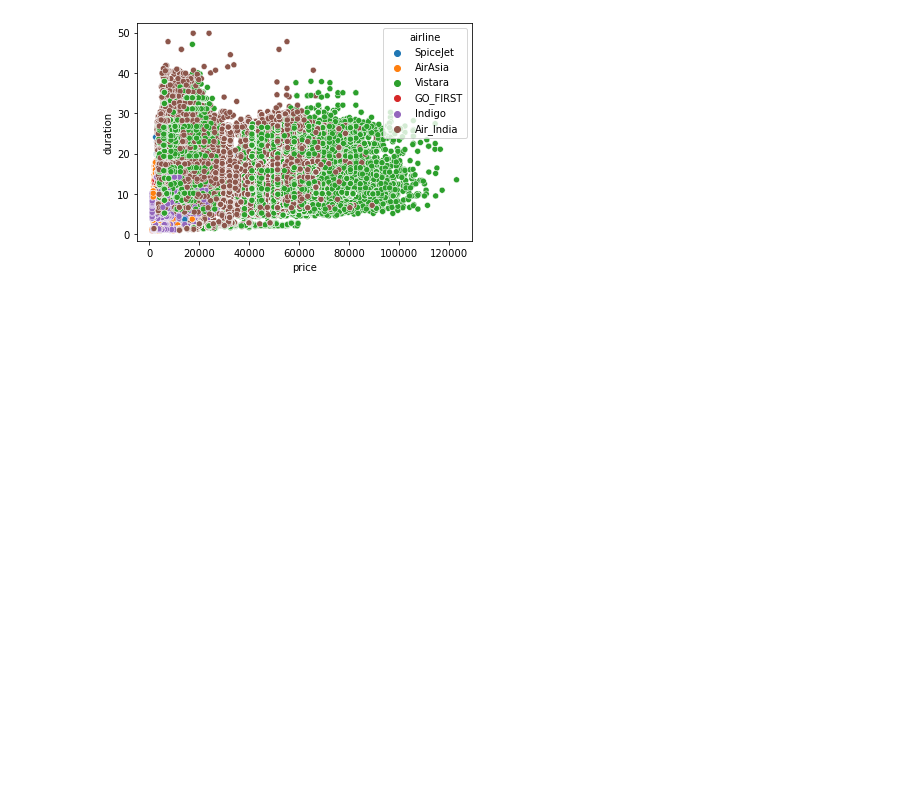
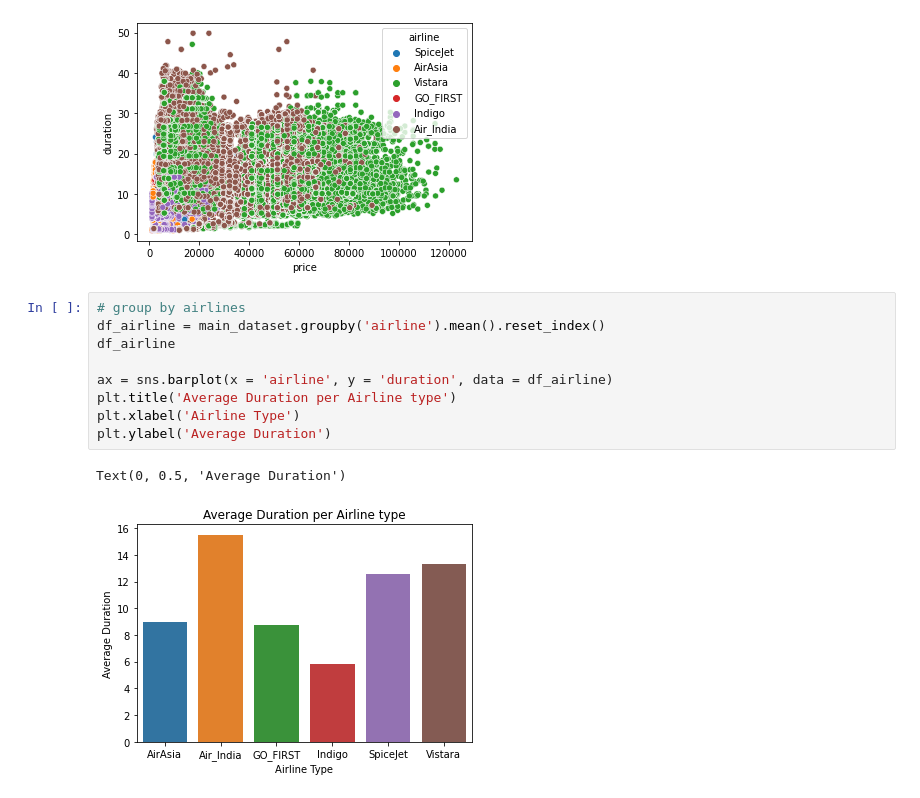
Before and after one commit to COGS118A/Group024-Sp22, a Jupyter notebook: 118A_1_DataCleaning_PrelimEDA.ipynb, the cells around one changed output. Cells and saved outputs as stored; diff of their text form; blank space fills up the shorter version.

```diff
--- a/118A_1_DataCleaning_PrelimEDA.ipynb
+++ b/118A_1_DataCleaning_PrelimEDA.ipynb
@@ -217,3 +217,15 @@ sns.scatterplot(data=main_dataset, x='price', y='duration', hue='airline') #oh d
 # %% [output]
 <AxesSubplot:xlabel='price', ylabel='duration'>
 [figure]
+# %%
+# group by airlines
+df_airline = main_dataset.groupby('airline').mean().reset_index()
+df_airline
+
+ax = sns.barplot(x = 'airline', y = 'duration', data = df_airline)
+plt.title('Average Duration per Airline type')
+plt.xlabel('Airline Type')
+plt.ylabel('Average Duration')
+# %% [output]
+Text(0, 0.5, 'Average Duration')
+[figure, added]
```
Also changed, not shown: parts of 2 cells of this notebook.
